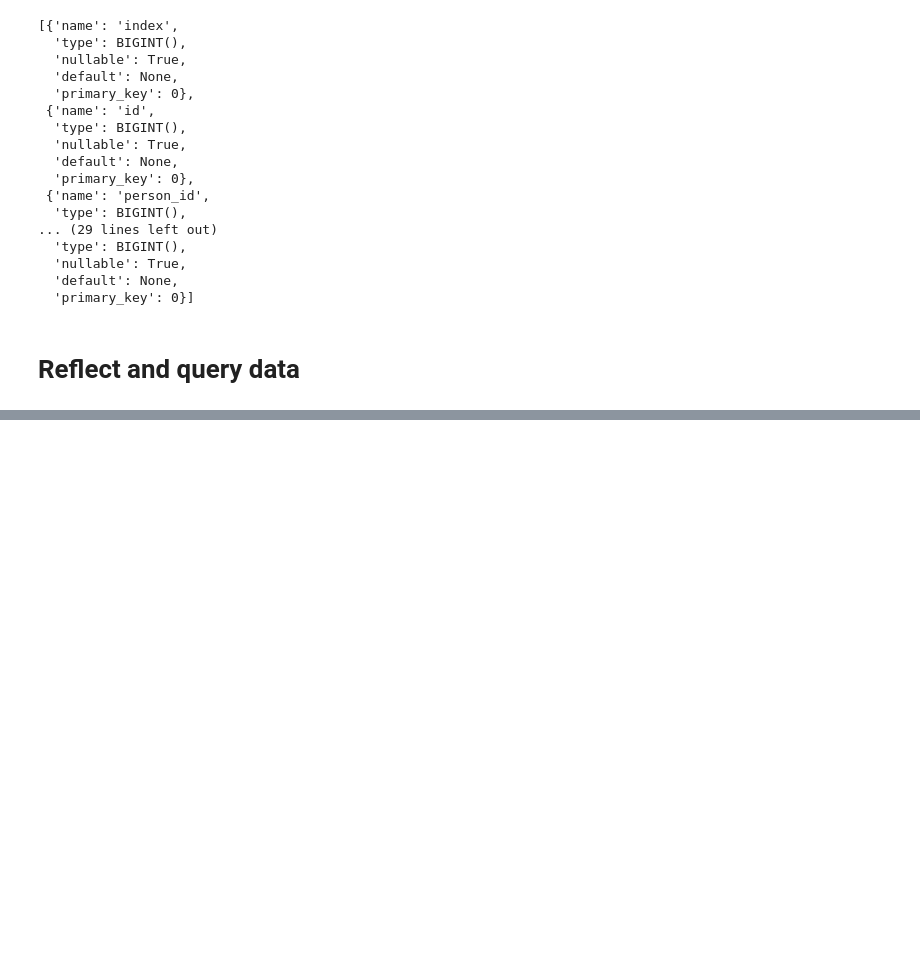
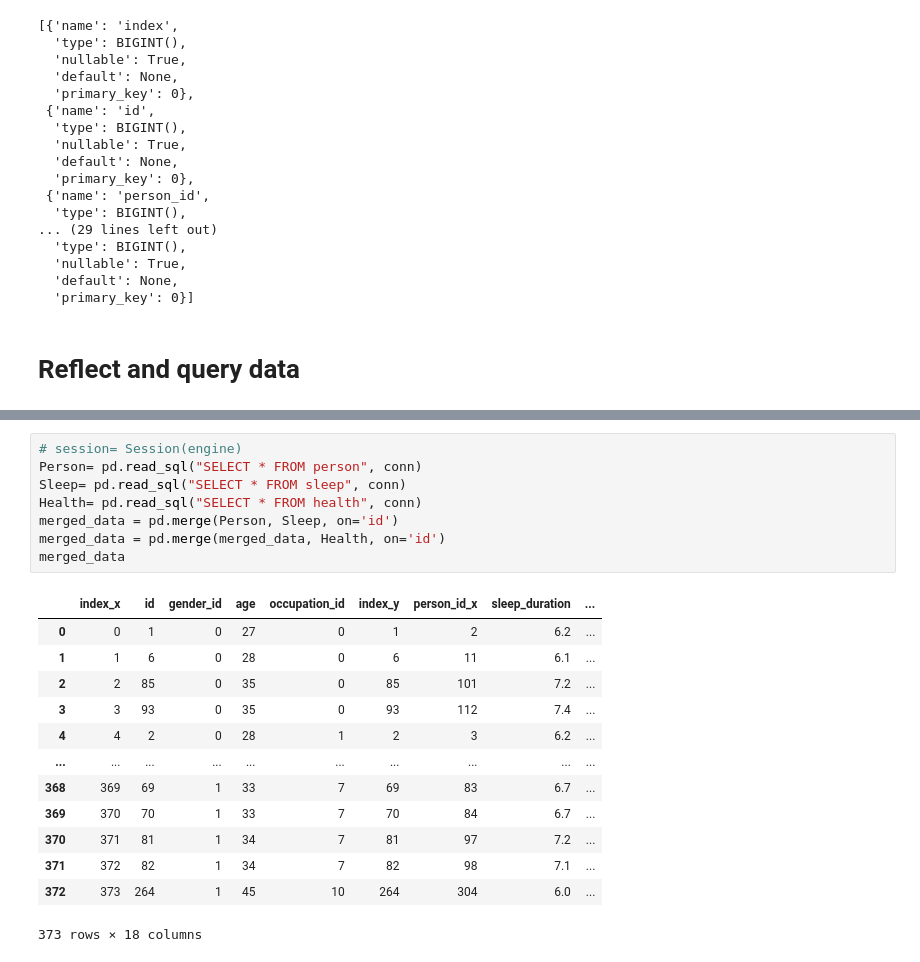
Before and after one commit to reederickson/Project_3, a Jupyter notebook: reed.ipynb, the cells around one changed output, grey strips where cells are left out. Cells and saved outputs as stored; diff of their text form; blank space fills up the shorter version.

```diff
--- a/reed.ipynb
+++ b/reed.ipynb
@@ -154,3 +152,25 @@ Health = Base.health
 stress = Health.stress_level
 # %% [output]
 AttributeError: type object 'Base' has no attribute 'person'
+# %%
+# session= Session(engine)
+Person= pd.read_sql("SELECT * FROM person", conn)
+Sleep= pd.read_sql("SELECT * FROM sleep", conn)
+Health= pd.read_sql("SELECT * FROM health", conn)
+merged_data = pd.merge(Person, Sleep, on='id')
+merged_data = pd.merge(merged_data, Health, on='id')
+merged_data
+# %% [output]
+|  | index_x | id | gender_id | age | occupation_id | index_y | person_id_x | sleep_duration | ... |
+| 0 | 0 | 1 | 0 | 27 | 0 | 1 | 2 | 6.2 | ... |
+| 1 | 1 | 6 | 0 | 28 | 0 | 6 | 11 | 6.1 | ... |
+| 2 | 2 | 85 | 0 | 35 | 0 | 85 | 101 | 7.2 | ... |
+| 3 | 3 | 93 | 0 | 35 | 0 | 93 | 112 | 7.4 | ... |
+| 4 | 4 | 2 | 0 | 28 | 1 | 2 | 3 | 6.2 | ... |
+| ... | ... | ... | ... | ... | ... | ... | ... | ... | ... |
+| 368 | 369 | 69 | 1 | 33 | 7 | 69 | 83 | 6.7 | ... |
+| 369 | 370 | 70 | 1 | 33 | 7 | 70 | 84 | 6.7 | ... |
+| 370 | 371 | 81 | 1 | 34 | 7 | 81 | 97 | 7.2 | ... |
+| 371 | 372 | 82 | 1 | 34 | 7 | 82 | 98 | 7.1 | ... |
+| 372 | 373 | 264 | 1 | 45 | 10 | 264 | 304 | 6.0 | ... |
+373 rows × 18 columns
```
Also changed, not shown: parts of 7 cells of this notebook.
